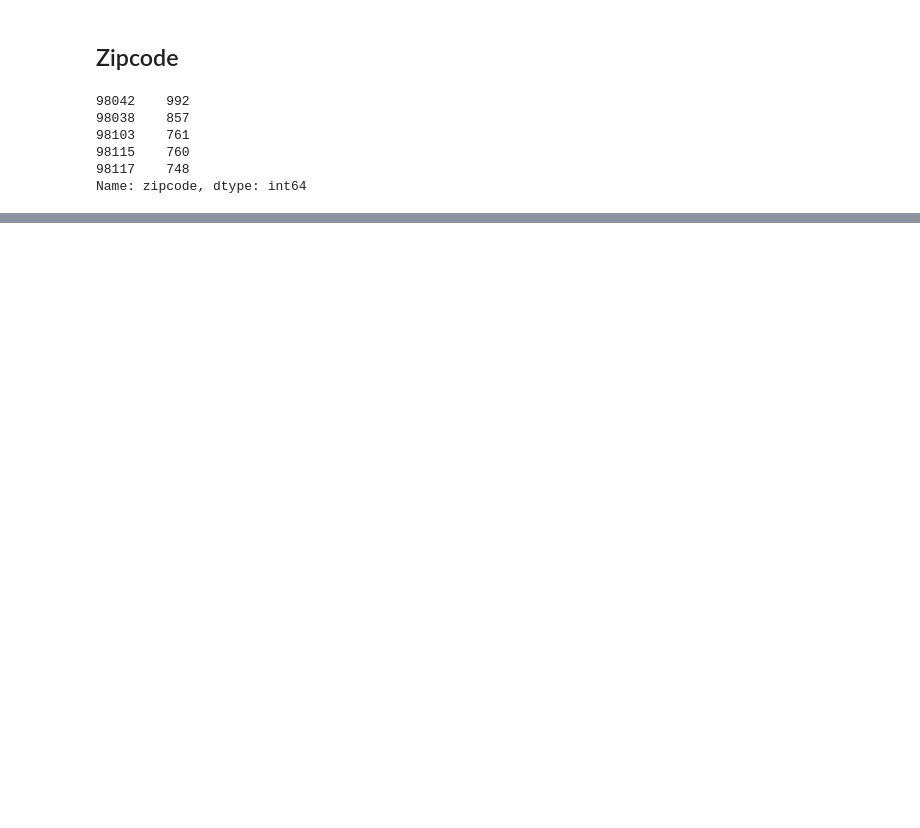
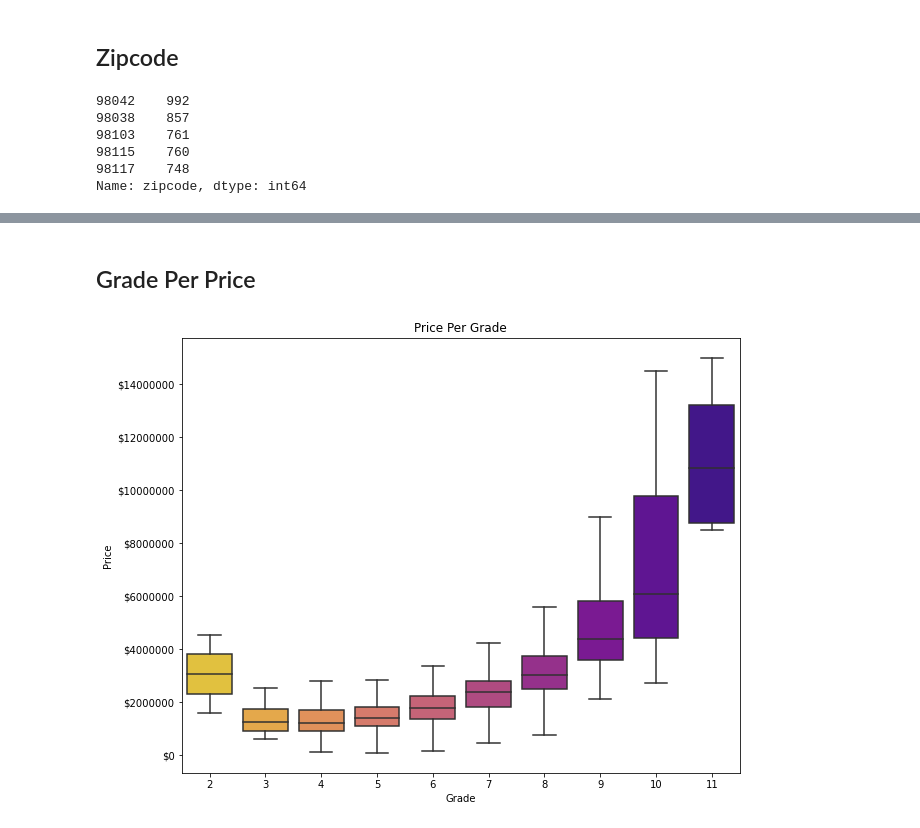
Before and after one commit to Kellyajara/RealEstate-Classification, a Jupyter notebook: New Project Notebook.ipynb, the cells around one changed output, grey strips where cells are left out. Drawn from its saved outputs; the diff is of its cells as text; code cells hidden in the pictures; blank space fills up the shorter version.

```diff
--- a/New Project Notebook.ipynb
+++ b/New Project Notebook.ipynb
@@ -913,0 +934,14 @@ ax.set(xlabel='Fitted Value', ylabel='Residual')
+# %% [markdown]
+## Grade Per Price
+# %%
+plt.figure(figsize=(10,8))
+ax = sns.boxplot(data = zipcode_2, x = 'grade_code', y = 'price', palette = 'plasma_r', showfliers = False)
+
+ax.set_title('Price Per Grade')
+ax.set_xlabel('Grade')
+ax.set_ylabel('Price')
+
+ax.yaxis.set_major_formatter('${x:1.0f}')
+plt.show()
+# %% [output]
+[figure, added]
```
Also changed, not shown: parts of 14 cells of this notebook, 7 other files.
